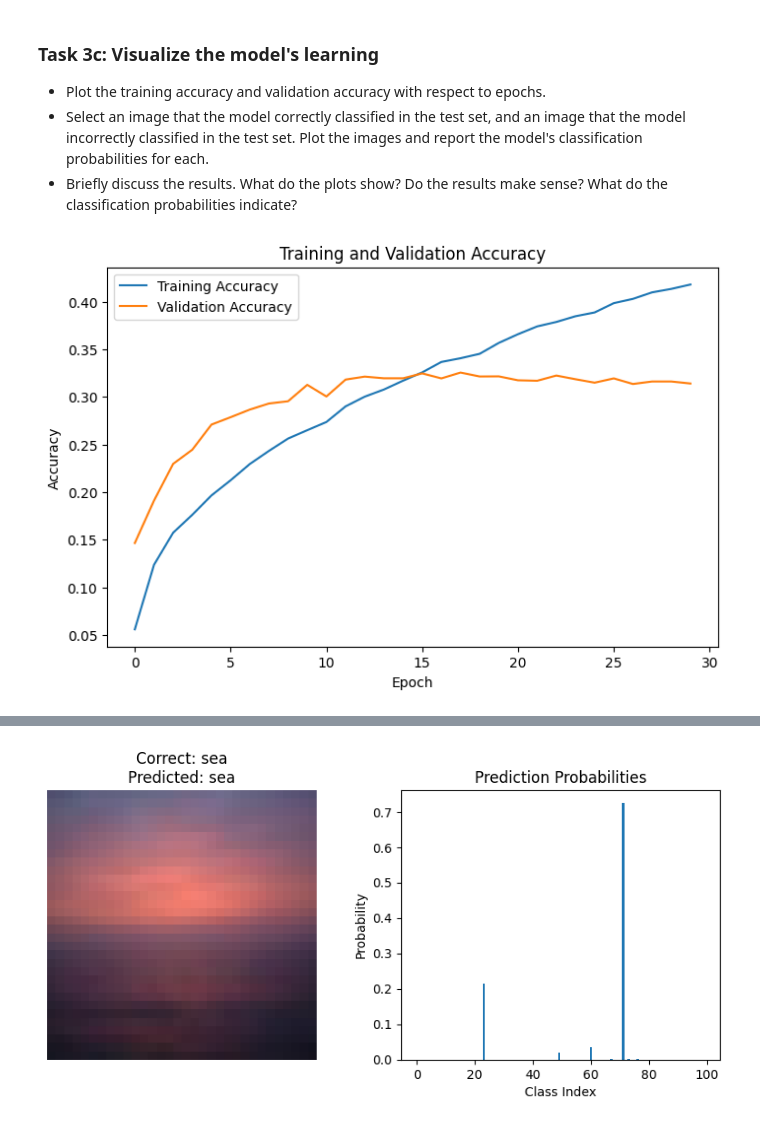
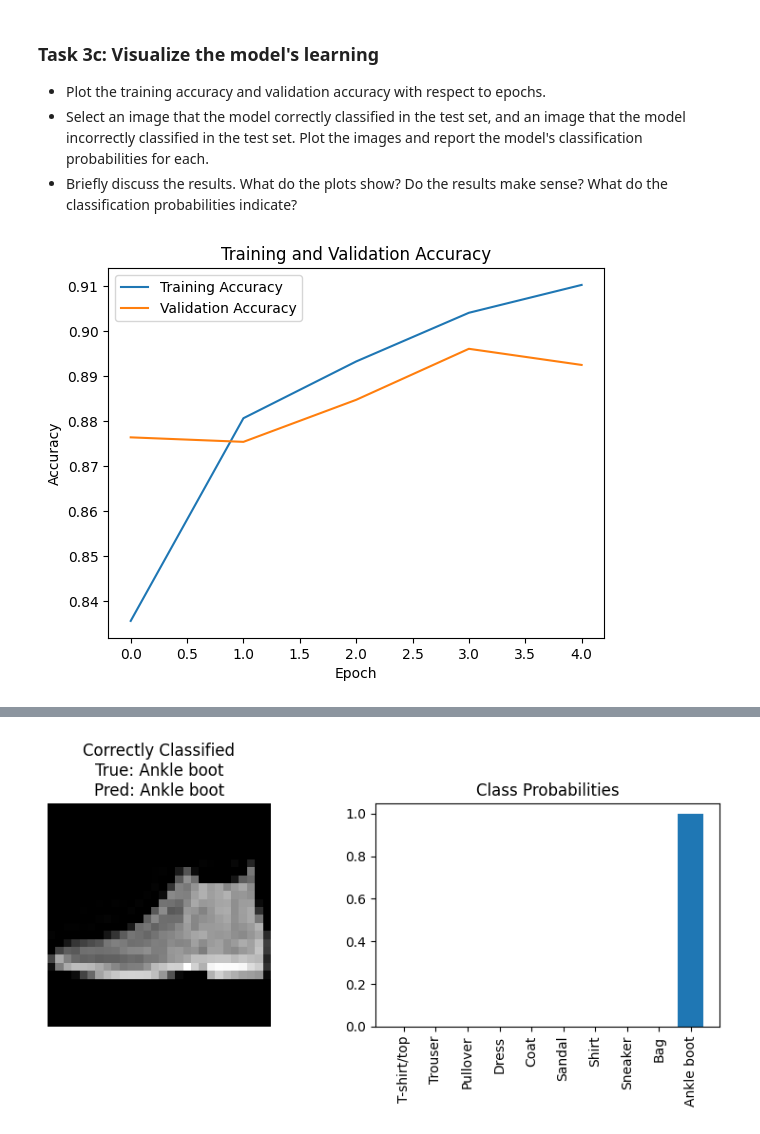
Before and after one commit to deysoumyadey/deep_learning, a Jupyter notebook: 02_activities/assignments/assignment_1.ipynb, the cells around one changed output, grey strips where cells are left out. Drawn from its saved outputs; the diff is of its cells as text; code cells hidden in the pictures.

```diff
--- a/02_activities/assignments/assignment_1.ipynb
+++ b/02_activities/assignments/assignment_1.ipynb
@@ -18,6 +22,11 @@ You will use Keras with TensorFlow to develop your CNN. For this assignment, it'
 # %%
-from keras.datasets import cifar100
+from tensorflow.keras.datasets import fashion_mnist
+(X_train, y_train), (X_test, y_test) = fashion_mnist.load_data()
 
-# Load the CIFAR-100 dataset
-(x_train, y_train), (x_test, y_test) = cifar100.load_data(label_mode='fine')
+# Normalize the pixel values to be between 0 and 1
+X_train = X_train.astype('float32') / 255.0
+X_test = X_test.astype('float32') / 255.0
+
+# Classes in the Fashion MNIST dataset
+class_names = ["T-shirt/top", "Trouser", "Pullover", "Dress", "Coat", "Sandal", "Shirt", "Sneaker", "Bag", "Ankle boot"]
 # %%
@@ -237,61 +411,47 @@ Top-5 accuracy: 61.3400
 # %%
 # Your Code Here
 
-# Plot training and validation accuracy
 import matplotlib.pyplot as plt
-history_dict = history.history
+import numpy as np
 
-plt.figure(figsize=(8,5))
-plt.plot(history_dict['accuracy'], label='Training Accuracy')
-plt.plot(history_dict['val_accuracy'], label='Validation Accuracy')
+plt.plot(history_cnn.history['accuracy'], label='Training Accuracy')
+plt.plot(history_cnn.history['val_accuracy'], label='Validation Accuracy')
 plt.xlabel('Epoch')
 plt.ylabel('Accuracy')
+plt.title('Training and Validation Accuracy')
 plt.legend()
-plt.title('Training and Validation Accuracy')
 plt.show()
 
-# Find a correct and incorrect prediction
-import numpy as np
 
+y_pred_probs = cnn_model.predict(X_test_cnn)
+y_pred = np.argmax(y_pred_probs, axis=1)
 y_true = np.argmax(y_test, axis=1)
-y_pred_probs = model.predict(x_test)
-y_pred = np.argmax(y_pred_probs, axis=1)
 
 correct_idx = np.where(y_pred == y_true)[0][0]
 incorrect_idx = np.where(y_pred != y_true)[0][0]
 
-# Plot correct prediction
 plt.figure(figsize=(8,4))
 plt.subplot(1,2,1)
-plt.imshow(x_test[correct_idx])
-plt.title(f"Correct: {class_names[y_true[correct_idx]]}\nPredicted: {class_names[y_pred[correct_idx]]}")
+plt.imshow(X_test[correct_idx], cmap='gray')
+plt.title(f"Correctly Classified\nTrue: {class_names[y_true[correct_idx]]}\nPred: {class_names[y_pred[correct_idx]]}")
 plt.axis('off')
 plt.subplot(1,2,2)
-plt.bar(range(100), y_pred_probs[correct_idx])
-plt.title("Prediction Probabilities")
-plt.xlabel("Class Index")
-plt.ylabel("Probability")
+plt.bar(class_names, y_pred_probs[correct_idx])
+plt.xticks(rotation=90)
+plt.title("Class Probabilities")
 plt.tight_layout()
 plt.show()
 
-# Plot incorrect prediction
 plt.figure(figsize=(8,4))
 plt.subplot(1,2,1)
-plt.imshow(x_test[incorrect_idx])
-plt.title(f"Incorrect: {class_names[y_true[incorrect_idx]]}\nPredicted: {class_names[y_pred[incorrect_idx]]}")
+plt.imshow(X_test[incorrect_idx], cmap='gray')
+plt.title(f"Incorrectly Classified\nTrue: {class_names[y_true[incorrect_idx]]}\nPred: {class_names[y_pred[incorrect_idx]]}")
 plt.axis('off')
 plt.subplot(1,2,2)
-plt.bar(range(100), y_pred_probs[incorrect_idx])
-plt.title("Prediction Probabilities")
-plt.xlabel("Class Index")
-plt.ylabel("Probability")
+plt.bar(class_names, y_pred_probs[incorrect_idx])
+plt.xticks(rotation=90)
+plt.title("Class Probabilities")
 plt.tight_layout()
 plt.show()
-
-# Discussion:
-# The accuracy plots show how well the model learns over time and if overfitting occurs.
-# The probability distributions indicate the model's confidence in its predictions.
-# For correct predictions, the model is usually confident (high probability for the true class).
-# For incorrect predictions, the model may be less confident or confused between similar classes.
 # %% [output]
-[figure, old version]
+[figure, new version]
@@ -299 +459 @@ plt.show()
-[figure, old version]
+[figure, new version]
```
Also changed, not shown: parts of 36 cells of this notebook.
